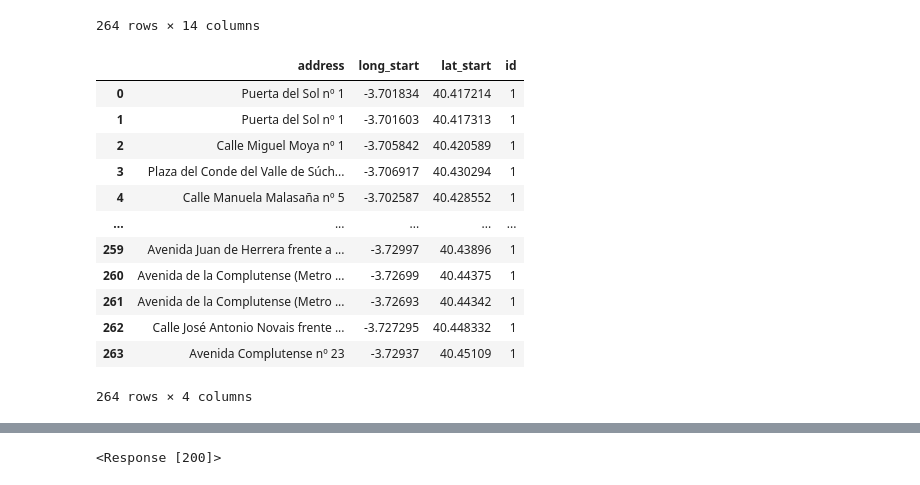
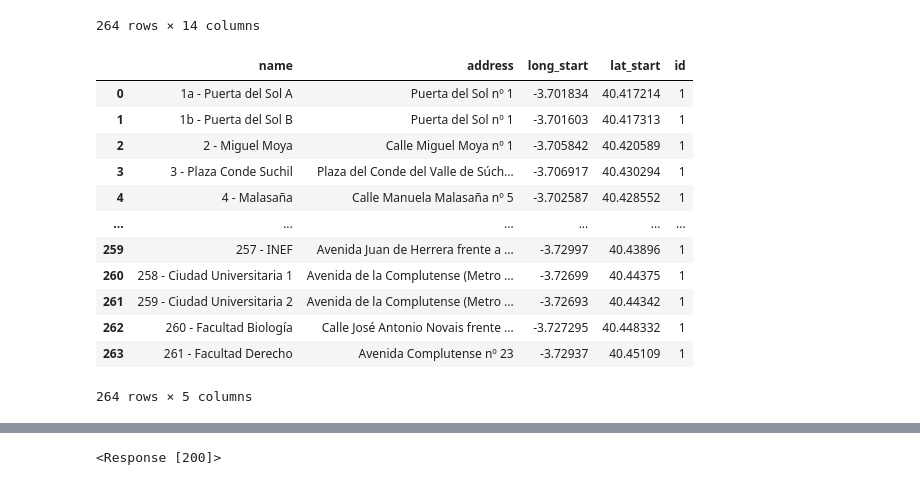
Before and after one commit to Paulcorreafl/project-m1, a Jupyter notebook: notebooks/data_exploration.1.ipynb, the cells around one changed output, grey strips where cells are left out. Saved outputs shown, nothing was run; the diff lists cells and outputs as text; code cells hidden in the pictures.

```diff
--- a/notebooks/data_exploration.1.ipynb
+++ b/notebooks/data_exploration.1.ipynb
@@ -22,33 +22,35 @@ df_bicimad
 264 rows × 14 columns
 # %%
 
-df_bicim=pd.DataFrame(columns=["address","long_start","lat_start"])
+df_bicim=pd.DataFrame(columns=["name","address","long_start","lat_start"])
 for i in range(len(df_bicimad["address"])):
     lugar=df_bicimad["address"][i]
+    name=df_bicimad["name"][i]
     direccion=ast.literal_eval(df_bicimad["geometry.coordinates"][i])
     latitude=direccion[1]
     longitude=direccion[0]
     df_bicim.loc[i,"address"]=lugar
-    df_bicim.loc[i, "long_start"]=longitude
-    df_bicim.loc[i, "lat_start"]=latitude
+    df_bicim.loc[i,"long_start"]=longitude
+    df_bicim.loc[i,"lat_start"]=latitude
+    df_bicim.loc[i,"name"]=name
     #print(type(direccion))
 #print(df_bicim)
 df_bicim["id"]=1
 df_bicim
 # %% [output]
-|  | address | long_start | lat_start | id |
-| 0 | Puerta del Sol nº 1 | -3.701834 | 40.417214 | 1 |
-| 1 | Puerta del Sol nº 1 | -3.701603 | 40.417313 | 1 |
-| 2 | Calle Miguel Moya nº 1 | -3.705842 | 40.420589 | 1 |
-| 3 | Plaza del Conde del Valle de Súch... | -3.706917 | 40.430294 | 1 |
-| 4 | Calle Manuela Malasaña nº 5 | -3.702587 | 40.428552 | 1 |
-| ... | ... | ... | ... | ... |
-| 259 | Avenida Juan de Herrera frente a ... | -3.72997 | 40.43896 | 1 |
-| 260 | Avenida de la Complutense (Metro ... | -3.72699 | 40.44375 | 1 |
-| 261 | Avenida de la Complutense (Metro ... | -3.72693 | 40.44342 | 1 |
-| 262 | Calle José Antonio Novais frente ... | -3.727295 | 40.448332 | 1 |
-| 263 | Avenida Complutense nº 23 | -3.72937 | 40.45109 | 1 |
+|  | name | address | long_start | lat_start | id |
+| 0 | 1a - Puerta del Sol A | Puerta del Sol nº 1 | -3.701834 | 40.417214 | 1 |
+| 1 | 1b - Puerta del Sol B | Puerta del Sol nº 1 | -3.701603 | 40.417313 | 1 |
+| 2 | 2 - Miguel Moya | Calle Miguel Moya nº 1 | -3.705842 | 40.420589 | 1 |
+| 3 | 3 - Plaza Conde Suchil | Plaza del Conde del Valle de Súch... | -3.706917 | 40.430294 | 1 |
+| 4 | 4 - Malasaña | Calle Manuela Malasaña nº 5 | -3.702587 | 40.428552 | 1 |
+| ... | ... | ... | ... | ... | ... |
+| 259 | 257 - INEF | Avenida Juan de Herrera frente a ... | -3.72997 | 40.43896 | 1 |
+| 260 | 258 - Ciudad Universitaria 1 | Avenida de la Complutense (Metro ... | -3.72699 | 40.44375 | 1 |
+| 261 | 259 - Ciudad Universitaria 2 | Avenida de la Complutense (Metro ... | -3.72693 | 40.44342 | 1 |
+| 262 | 260 - Facultad Biología | Calle José Antonio Novais frente ... | -3.727295 | 40.448332 | 1 |
+| 263 | 261 - Facultad Derecho | Avenida Complutense nº 23 | -3.72937 | 40.45109 | 1 |
-264 rows × 4 columns
+264 rows × 5 columns
 # %%
 df_bicipark = pd.read_csv('../data/bicipark_stations.csv', sep=";")
 df_bicipark.head()
```
Also changed, not shown: parts of 14 cells of this notebook, 15 other files.
